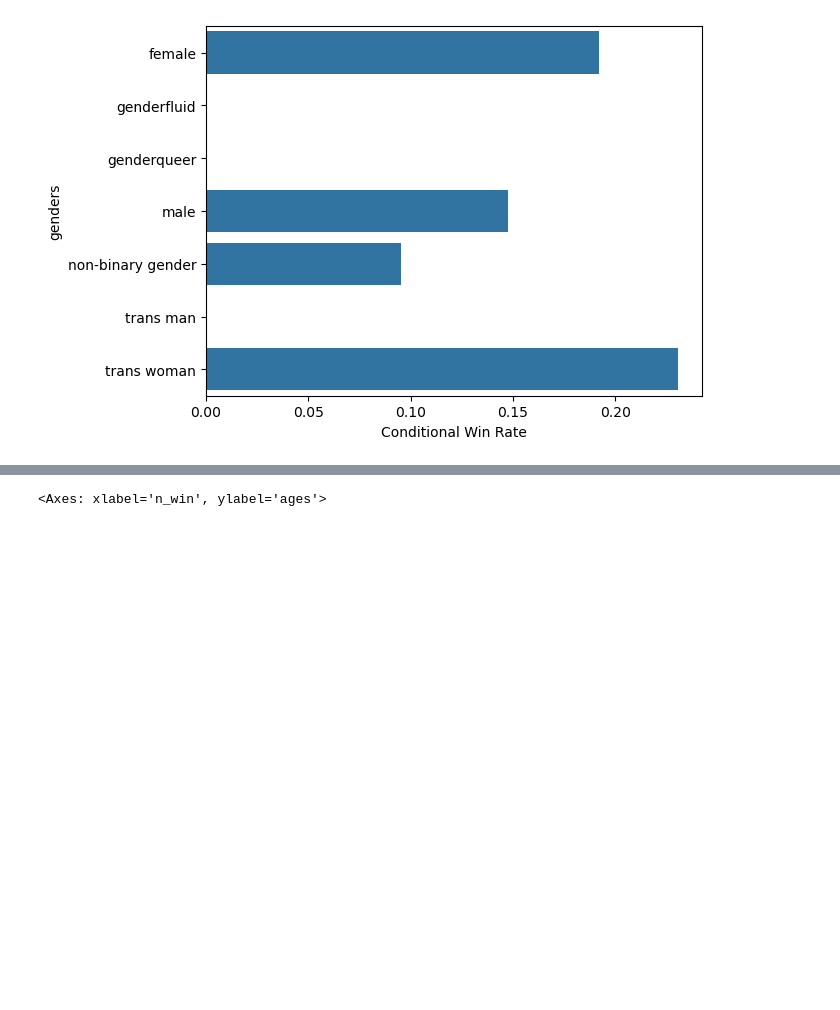
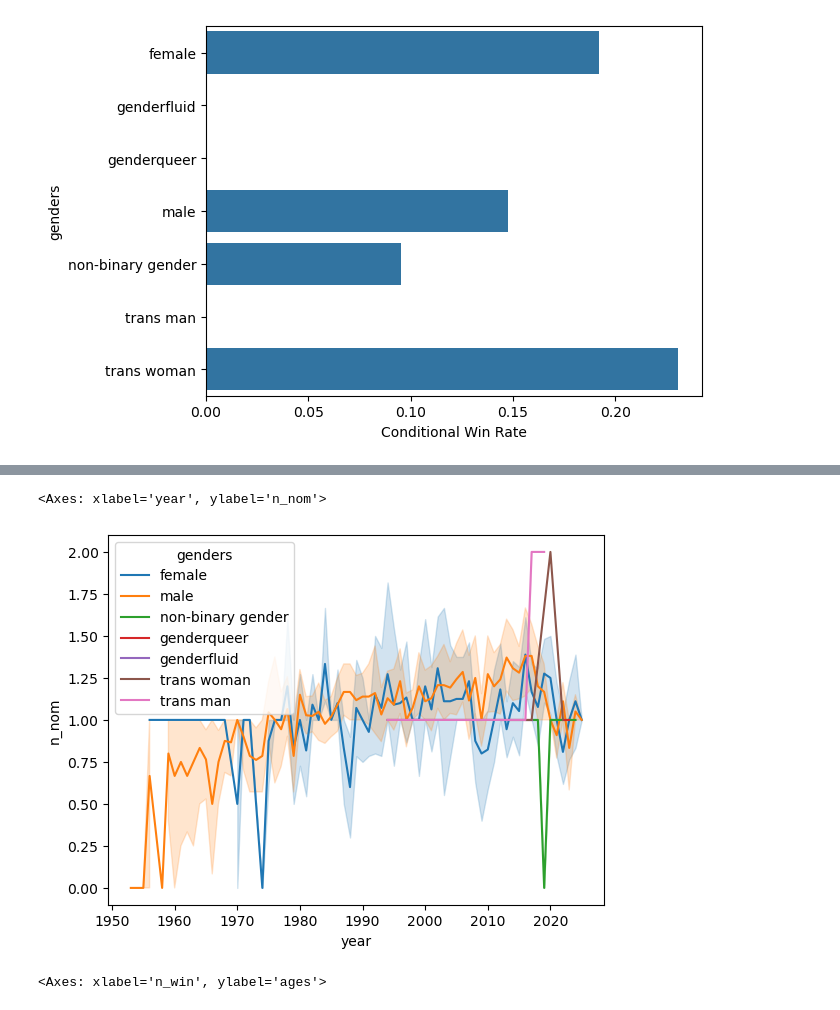
Before and after one commit to raineszm/sff-predict, a Jupyter notebook: notebooks/EDA.ipynb, the cells around one changed output, grey strips where cells are left out. Drawn from its saved outputs; the diff is of its cells as text; code cells hidden in the pictures; blank space fills up the shorter version.

```diff
--- a/notebooks/EDA.ipynb
+++ b/notebooks/EDA.ipynb
@@ -55,3 +55,8 @@ sns.scatterplot(x='year', y='n_win', data=dfg_counts_by_year, hue='genders')
+# %%
+sns.lineplot(x='year', y='n_nom', data=dfg, hue='genders')
+# %% [output]
+<Axes: xlabel='year', ylabel='n_nom'>
+[figure, added]
 # %%
 sns.boxplot(y='ages', x='n_win', data=df.explode('ages').reset_index())
 # %% [output]
```
Also changed, not shown: parts of 2 cells of this notebook, 1 other file.
